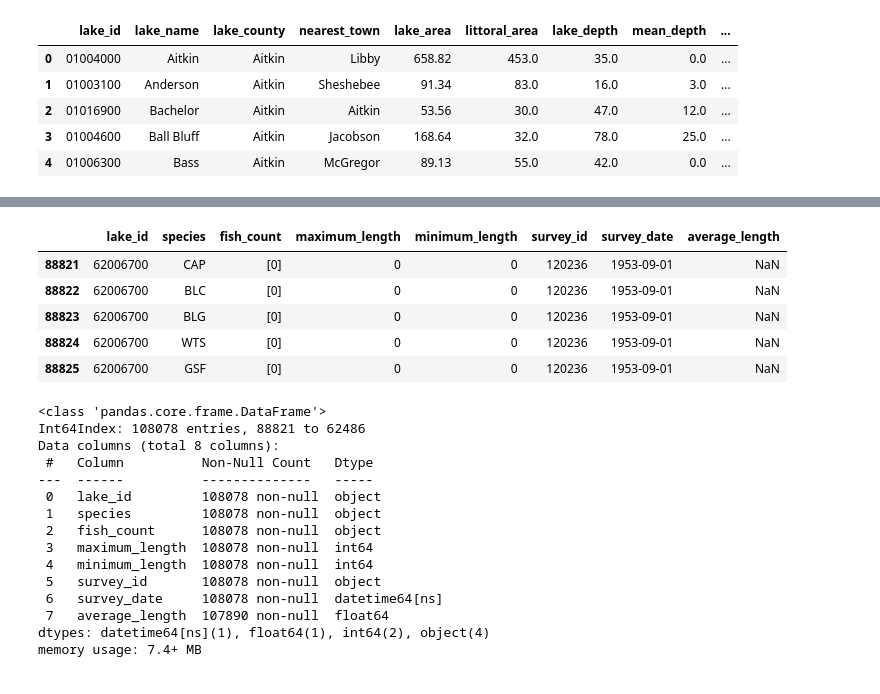
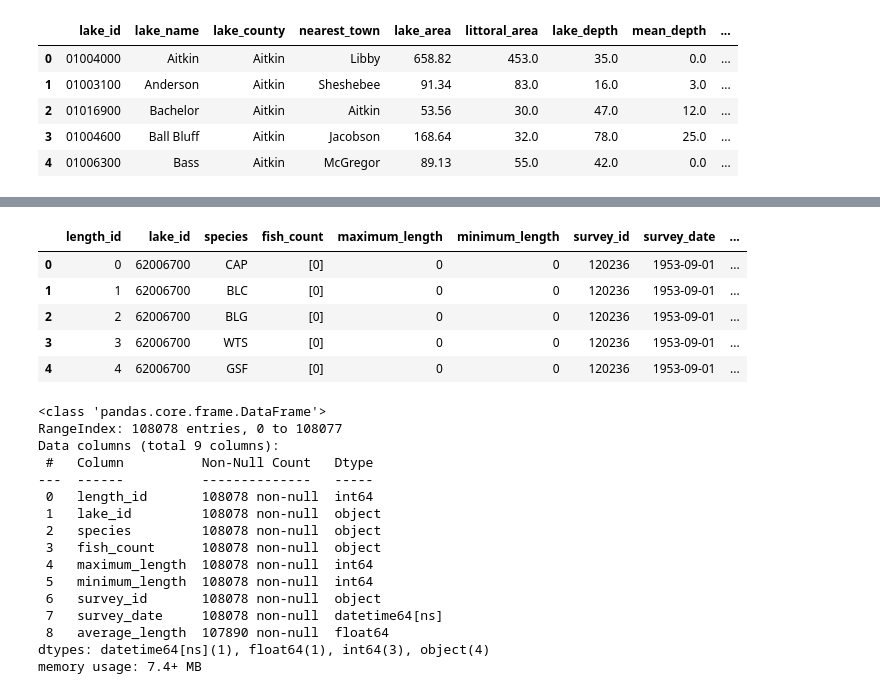
Before and after one commit to lwunderl/Minnesota-Fish-Explorer, a Jupyter notebook: Fishing_Explorer/Data/data_cleaner.ipynb, the cells around one changed output, grey strips where cells are left out. Saved outputs shown, nothing was run; the diff lists cells and outputs as text; code cells hidden in the pictures.

```diff
--- a/Fishing_Explorer/Data/data_cleaner.ipynb
+++ b/Fishing_Explorer/Data/data_cleaner.ipynb
@@ -243,35 +243,40 @@ dtypes: int64(2), object(5)
 memory usage: 5.8+ MB
 # %%
 #clean up the length file duplicates, clean dates, convert lengths in count to histogram, and create average column
-length = length.drop_duplicates()
-length["survey_date"] = survey_date_cleaner(length["survey_date"])
-length["fish_count"] = fish_length_cleaner(length["fish_count"])
-length["average_length"] = fish_length_averager(length["fish_count"])
-length = length.sort_values("survey_date")
-length.head()
+length_df = length.drop_duplicates()
+length_df["survey_date"] = survey_date_cleaner(length_df["survey_date"])
+length_df["fish_count"] = fish_length_cleaner(length_df["fish_count"])
+length_df["average_length"] = fish_length_averager(length_df["fish_count"])
+length_df = length_df.sort_values("survey_date")
+#add length_id column
+length_df = length_df.reset_index(drop=True)
+length_id = length_df.index
+length_df.insert(loc=0, column="length_id", value=length_id)
+length_df.head()
 # %% [output]
-|  | lake_id | species | fish_count | maximum_length | minimum_length | survey_id | survey_date | average_length |
-| 88821 | 62006700 | CAP | [0] | 0 | 0 | 120236 | 1953-09-01 | NaN |
-| 88822 | 62006700 | BLC | [0] | 0 | 0 | 120236 | 1953-09-01 | NaN |
-| 88823 | 62006700 | BLG | [0] | 0 | 0 | 120236 | 1953-09-01 | NaN |
-| 88824 | 62006700 | WTS | [0] | 0 | 0 | 120236 | 1953-09-01 | NaN |
-| 88825 | 62006700 | GSF | [0] | 0 | 0 | 120236 | 1953-09-01 | NaN |
+|  | length_id | lake_id | species | fish_count | maximum_length | minimum_length | survey_id | survey_date | ... |
+| 0 | 0 | 62006700 | CAP | [0] | 0 | 0 | 120236 | 1953-09-01 | ... |
+| 1 | 1 | 62006700 | BLC | [0] | 0 | 0 | 120236 | 1953-09-01 | ... |
+| 2 | 2 | 62006700 | BLG | [0] | 0 | 0 | 120236 | 1953-09-01 | ... |
+| 3 | 3 | 62006700 | WTS | [0] | 0 | 0 | 120236 | 1953-09-01 | ... |
+| 4 | 4 | 62006700 | GSF | [0] | 0 | 0 | 120236 | 1953-09-01 | ... |
 # %%
-length.info()
+length_df.info()
 # %% [output]
 <class 'pandas.core.frame.DataFrame'>
-Int64Index: 108078 entries, 88821 to 62486
-Data columns (total 8 columns):
+RangeIndex: 108078 entries, 0 to 108077
+Data columns (total 9 columns):
  #   Column          Non-Null Count   Dtype
 ---  ------          --------------   -----
- 0   lake_id         108078 non-null  object
- 1   species         108078 non-null  object
- 2   fish_count      108078 non-null  object
- 3   maximum_length  108078 non-null  int64
- 4   minimum_length  108078 non-null  int64
- 5   survey_id       108078 non-null  object
- 6   survey_date     108078 non-null  datetime64[ns]
- 7   average_length  107890 non-null  float64
-dtypes: datetime64[ns](1), float64(1), int64(2), object(4)
+ 0   length_id       108078 non-null  int64
+ 1   lake_id         108078 non-null  object
+ 2   species         108078 non-null  object
+ 3   fish_count      108078 non-null  object
+ 4   maximum_length  108078 non-null  int64
+ 5   minimum_length  108078 non-null  int64
+ 6   survey_id       108078 non-null  object
+ 7   survey_date     108078 non-null  datetime64[ns]
+ 8   average_length  107890 non-null  float64
+dtypes: datetime64[ns](1), float64(1), int64(3), object(4)
 memory usage: 7.4+ MB
 # %%
```
Also changed, not shown: parts of 12 cells of this notebook, 11 other files.
